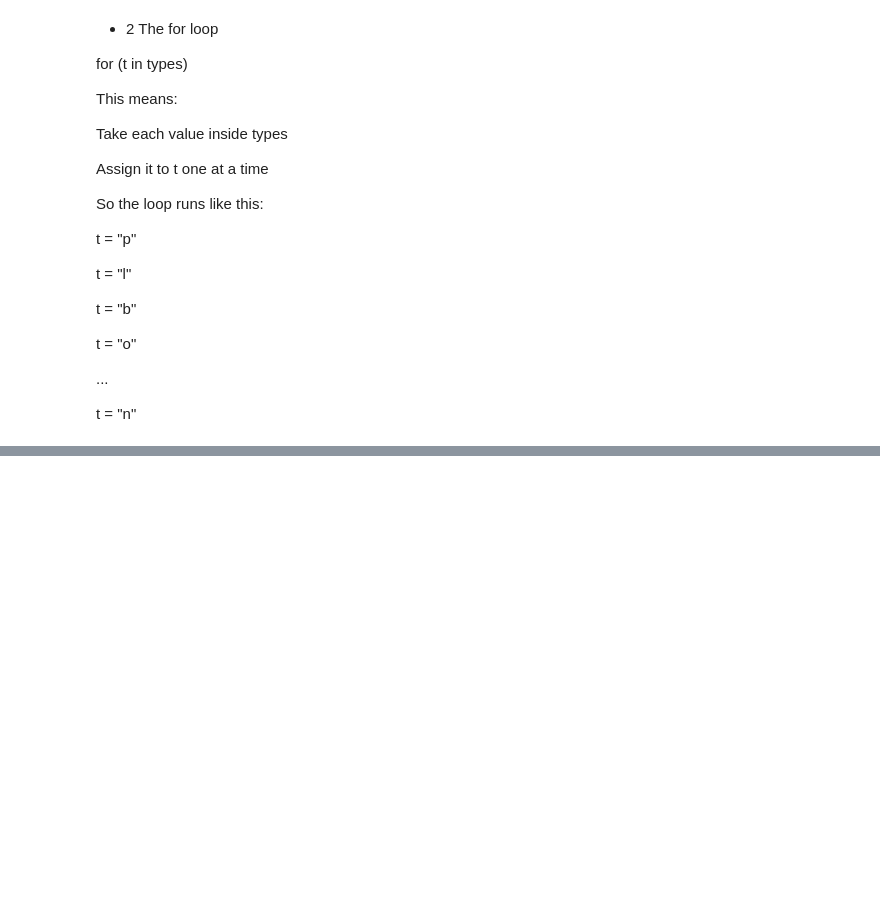
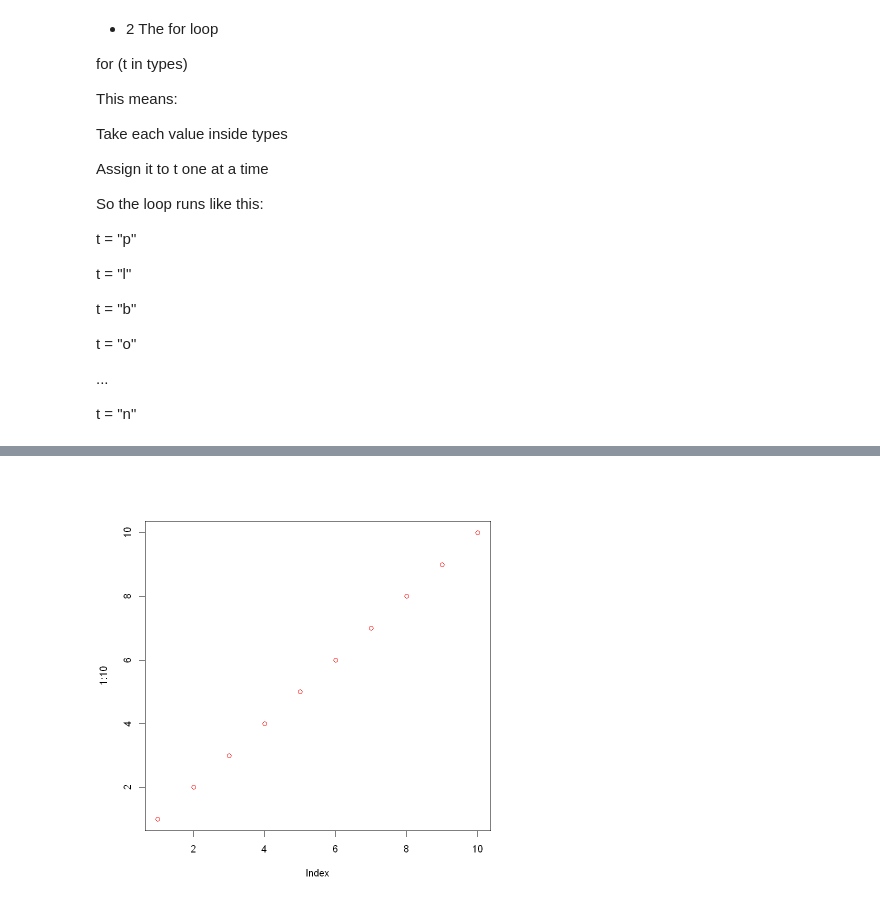
Before and after one commit to prodigy234/Complete_Data_Science_Full_Course, a Jupyter notebook: R Programming/17.R Plotting.ipynb, the cells around one changed output, grey strips where cells are left out. Drawn from its saved outputs; the diff is of its cells as text; code cells hidden in the pictures; blank space fills up the shorter version.

```diff
--- a/R Programming/17.R Plotting.ipynb
+++ b/R Programming/17.R Plotting.ipynb
@@ -203,0 +213,5 @@ t = "n"
+# %%
+# Example
+plot(1:10, col="red")
+# %% [output]
+[figure, added]
```
Also changed, not shown: parts of 37 cells of this notebook.
